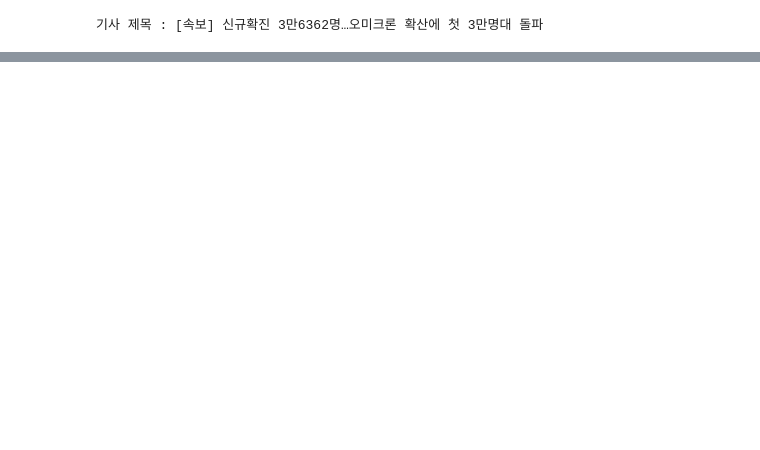
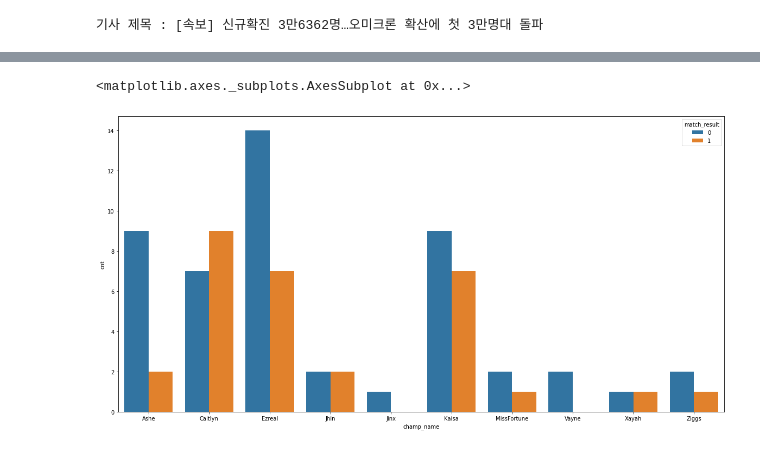
Before and after one commit to ehdwn0730/LOL_analysis_project, a Jupyter notebook: LOL_restart.ipynb, the cells around one changed output, grey strips where cells are left out. Saved outputs shown, nothing was run; the diff lists cells and outputs as text; code cells hidden in the pictures; blank space fills up the shorter version.

```diff
--- a/LOL_restart.ipynb
+++ b/LOL_restart.ipynb
@@ -380,0 +373,3 @@ record
+# %%
+temp_carry = record[record['role'] == 'CARRY']
+temp_carry
@@ -380,0 +427,3 @@ record
+# %%
+carry_champ_result = temp_carry.groupby(['champ_name', 'match_result']).count()
+carry_champ_result
@@ -380,0 +449,5 @@ record
+# %%
+carry_champ_result = carry_champ_result[['role']]
+carry_champ_result = carry_champ_result.rename(columns = {'role' : 'cnt'})
+carry_champ_result = carry_champ_result.reset_index()
+carry_champ_result
@@ -380,0 +472,6 @@ record
+# %%
+plt.figure(figsize=(20,10))
+sns.barplot(x = carry_champ_result["champ_name"] , y= carry_champ_result['cnt'], hue=carry_champ_result['match_result'])
+# %% [output]
+<matplotlib.axes._subplots.AxesSubplot at 0x...>
+[figure, added]
```
Also changed, not shown: parts of 32 cells of this notebook.
